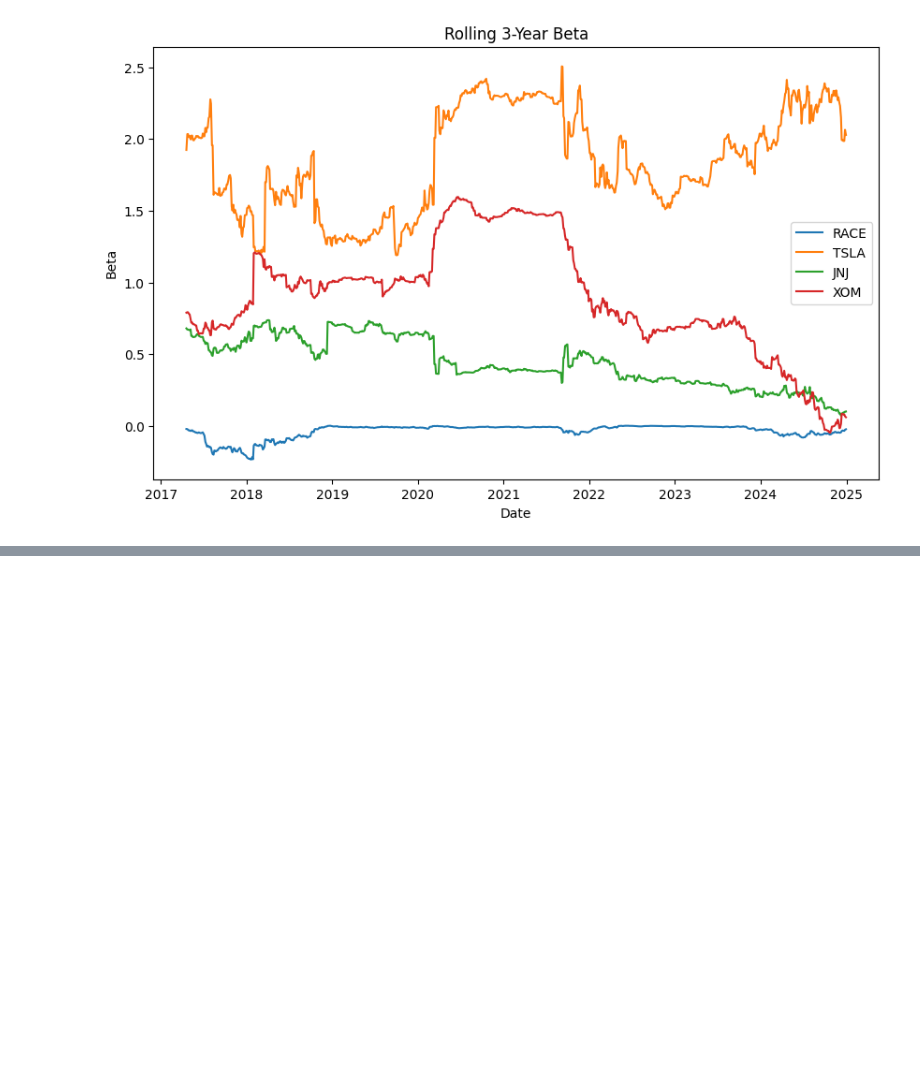
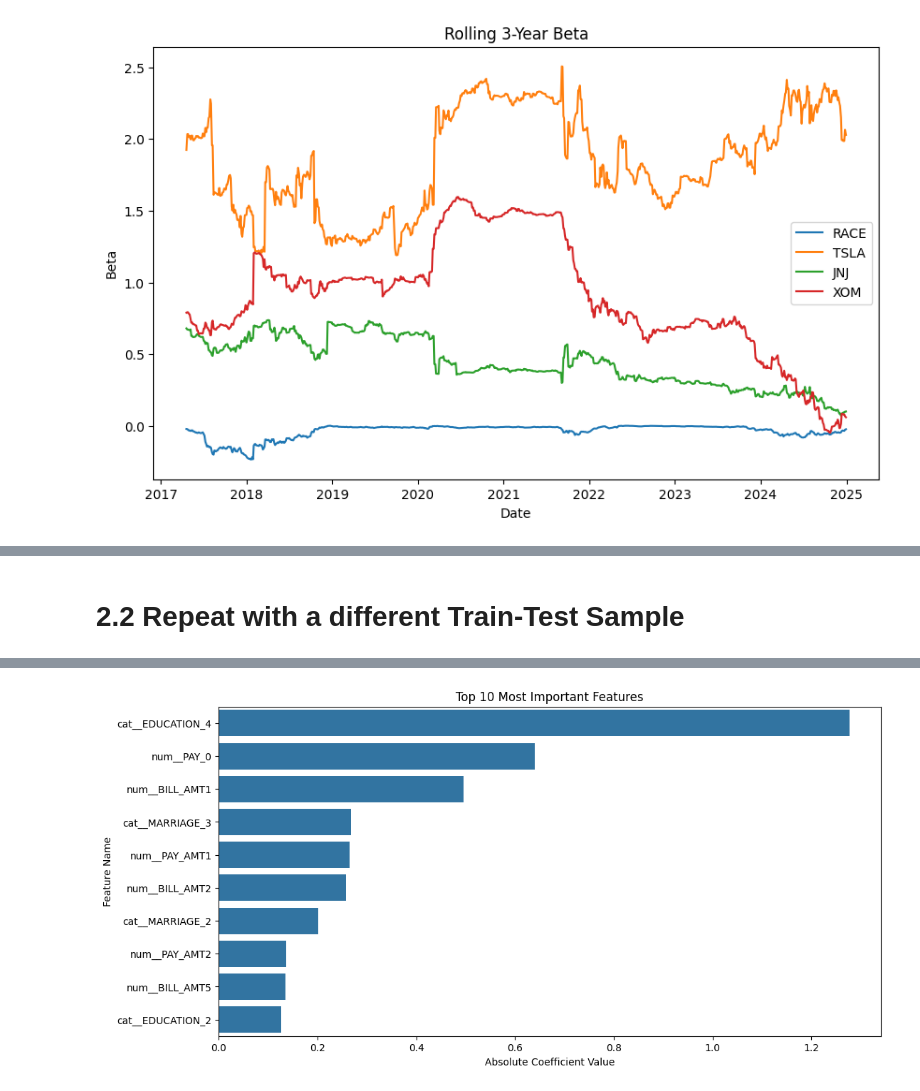
Before and after one commit to rameloa/School, a Jupyter notebook: 823FinancialAnalytics/A2/Assignment2AnthonyRamelo.ipynb, the cells around one changed output, grey strips where cells are left out. Saved outputs shown, nothing was run; the diff lists cells and outputs as text; code cells hidden in the pictures; blank space fills up the shorter version.

```diff
--- a/823FinancialAnalytics/A2/Assignment2AnthonyRamelo.ipynb
+++ b/823FinancialAnalytics/A2/Assignment2AnthonyRamelo.ipynb
@@ -148,0 +207,76 @@ Part
+# %% [markdown]
+# 2.2 Repeat with a different Train-Test Sample
+# %%
+df['EDUCATION'] = df['EDUCATION'].replace({0: 4, 5: 4, 6: 4})
+df['MARRIAGE'] = df['MARRIAGE'].replace({0: 3})
+
+# Define feature matrix X and target variable y
+X = df.drop(columns=['default.payment.next.month'])
+y = df['default.payment.next.month']
+
+# Identify categorical and numerical columns
+categorical_features = ['SEX', 'EDUCATION', 'MARRIAGE']
+numerical_features = X.columns.difference(categorical_features)
+
+# Define column transformer for preprocessing
+preprocessor = ColumnTransformer([
+    ('num', StandardScaler(), numerical_features),
+    ('cat', OneHotEncoder(drop='first'), categorical_features)
+])
+
+# Train-Test Splits
+X_train_1, X_test_1, y_train_1, y_test_1 = X.iloc[:20000], X.iloc[20000:], y.iloc[:20000], y.iloc[20000:]
+X_train_2, X_test_2, y_train_2, y_test_2 = X.iloc[10000:], X.iloc[:10000], y.iloc[10000:], y.iloc[:10000]
+
+# Apply transformations
+X_train_1 = preprocessor.fit_transform(X_train_1)
+X_test_1 = preprocessor.transform(X_test_1)
+X_train_2 = preprocessor.fit_transform(X_train_2)
+X_test_2 = preprocessor.transform(X_test_2)
+
+### 3. Logistic Regression (First Split)
+log_reg_1 = LogisticRegression(max_iter=500, random_state=42)
+log_reg_1.fit(X_train_1, y_train_1)
+y_pred_1 = log_reg_1.predict(X_test_1)
+print("Accuracy (First Split):", accuracy_score(y_test_1, y_pred_1))
+print(confusion_matrix(y_test_1, y_pred_1))
+print(classification_report(y_test_1, y_pred_1))
+
+# Logistic Regression (Second Split)
+log_reg_2 = LogisticRegression(max_iter=500, random_state=42)
+log_reg_2.fit(X_train_2, y_train_2)
+y_pred_2 = log_reg_2.predict(X_test_2)
+print("Accuracy (Second Split):", accuracy_score(y_test_2, y_pred_2))
+print(confusion_matrix(y_test_2, y_pred_2))
+print(classification_report(y_test_2, y_pred_2))
+
+### 4. Feature Importance
+feature_names = preprocessor.get_feature_names_out()
+coefficients = log_reg_1.coef_.flatten()
+feature_importance = pd.DataFrame({'Feature': feature_names, 'Coefficient': np.abs(coefficients)})
+feature_importance = feature_importance.sort_values(by='Coefficient', ascending=False)
+plt.figure(figsize=(12, 6))
+sns.barplot(x=feature_importance['Coefficient'][:10], y=feature_importance['Feature'][:10])
+plt.title('Top 10 Most Important Features')
+plt.xlabel('Absolute Coefficient Value')
+plt.ylabel('Feature Name')
+plt.show()
+
+### 5. Random Forest Model
+rf_model = RandomForestClassifier(n_estimators=100, class_weight='balanced', random_state=42)
+rf_model.fit(X_train_1, y_train_1)
+y_pred_rf = rf_model.predict(X_test_1)
+print("Random Forest Accuracy:", accuracy_score(y_test_1, y_pred_rf))
+print(confusion_matrix(y_test_1, y_pred_rf))
+print(classification_report(y_test_1, y_pred_rf))
+
+### 6. XGBoost Model
+xgb_model = XGBClassifier(n_estimators=100, learning_rate=0.1, max_depth=6,
+                          scale_pos_weight=(y_train_1.value_counts()[0] / y_train_1.value_counts()[1]),
+                          random_state=42)
+xgb_model.fit(X_train_1, y_train_1)
+y_pred_xgb = xgb_model.predict(X_test_1)
+print("XGBoost Accuracy:", accuracy_score(y_test_1, y_pred_xgb))
+print(confusion_matrix(y_test_1, y_pred_xgb))
+print(classification_report(y_test_1, y_pred_xgb))
+# %% [output]
@@ -148,0 +300 @@ Part
+[figure, added]
```
Also changed, not shown: parts of 7 cells of this notebook, 9 other files.
